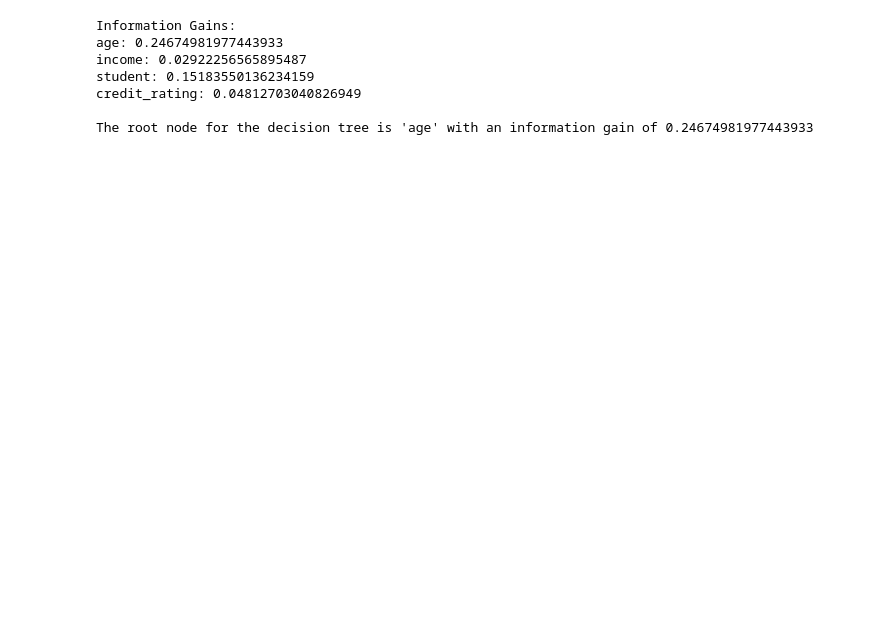
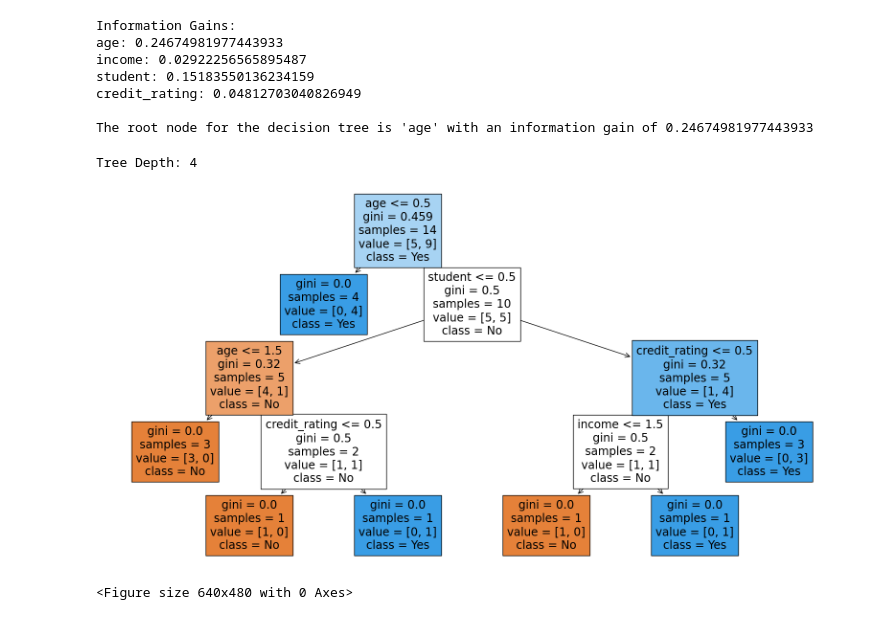
Before and after one commit to sajjad-14/Machine_Learning, a Jupyter notebook: ML_21180_Lab4.ipynb, the cells around one changed output. Drawn from its saved outputs; the diff is of its cells as text; code cells hidden in the pictures; blank space fills up the shorter version.

```diff
--- a/ML_21180_Lab4.ipynb
+++ b/ML_21180_Lab4.ipynb
@@ -65,3 +65,47 @@ student: 0.15183550136234159
 credit_rating: 0.04812703040826949
 
 The root node for the decision tree is 'age' with an information gain of 0.24674981977443933
+# %%
+import numpy as np
+import pandas as pd
+from sklearn.preprocessing import LabelEncoder
+from sklearn.tree import DecisionTreeClassifier
+
+# Convert categorical data to numerical using label encoding
+label_encoder = LabelEncoder()
+for column in df.columns:
+    df[column] = label_encoder.fit_transform(df[column])
+
+# Split the data into features (X) and the target variable (y)
+X = df.drop('buys_computer', axis=1)
+y = df['buys_computer']
+
+# Create and fit the DecisionTreeClassifier
+model = DecisionTreeClassifier()
+model.fit(X, y)
+
+
+
+# Get the depth of the constructed tree
+tree_depth = model.get_depth()
+print(f"Tree Depth: {tree_depth}")
+# %% [output]
+Tree Depth: 4
+# %%
+import matplotlib.pyplot as plt
+from sklearn.tree import plot_tree
+
+# Create a larger figure for better visualization
+plt.figure(figsize=(20, 10))
+
+# Plot the Decision Tree
+plot_tree(model, filled=True, feature_names=df.columns[:-1], class_names=['No', 'Yes'])
+
+# Display the plot
+plt.show()
+
+# saving the plot in .jpg format
+plt.savefig("tree1.jpg")
+# %% [output]
+[figure, added]
+<Figure size 640x480 with 0 Axes>
```
Also changed, not shown: parts of 1 cell of this notebook.
